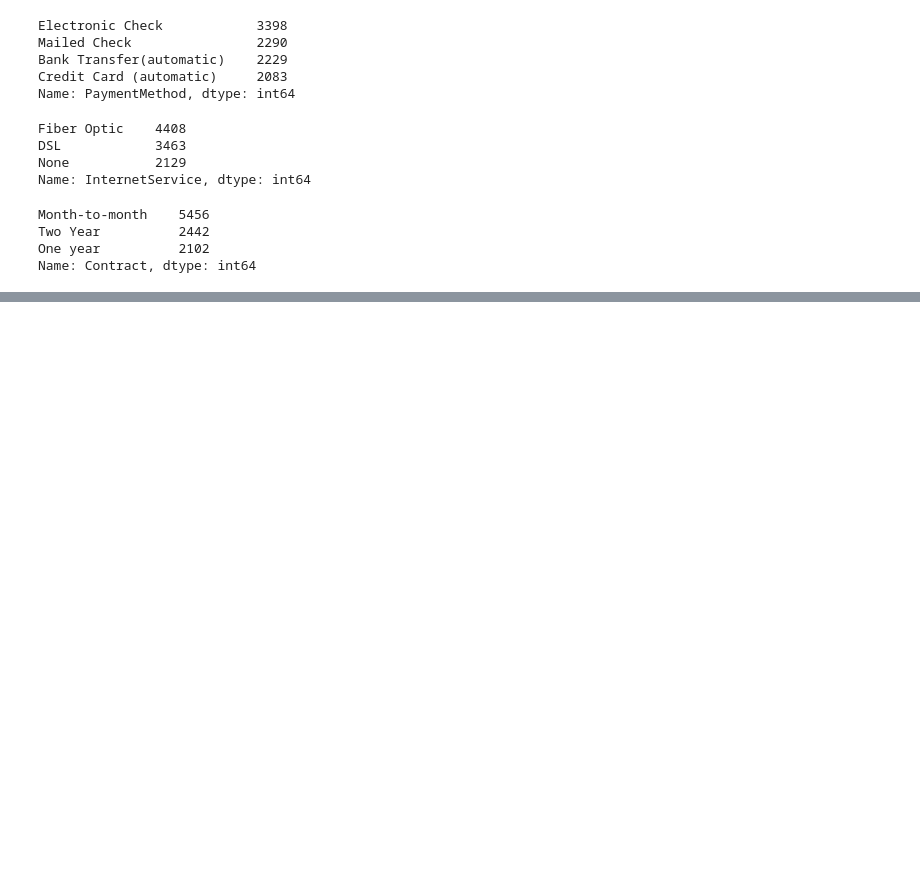
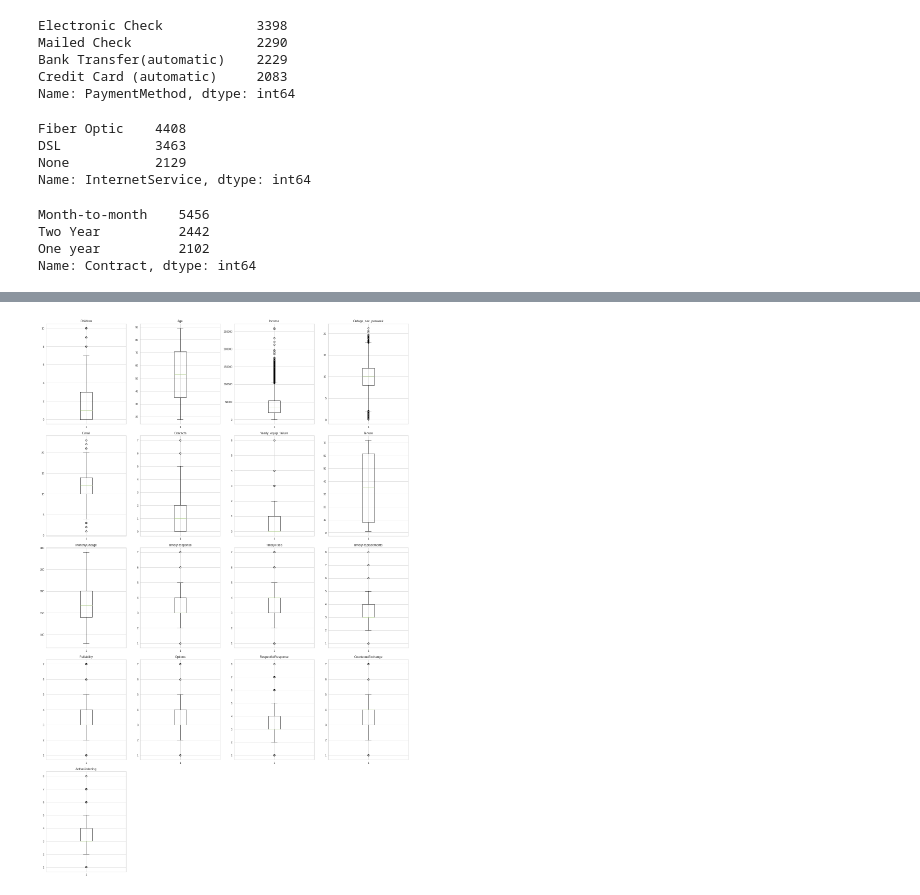
Before and after one commit to cfreeman22/d212_data_mining_2, a Jupyter notebook: D212_kmeans.ipynb, the cells around one changed output, grey strips where cells are left out. Saved outputs shown, nothing was run; the diff lists cells and outputs as text; code cells hidden in the pictures; blank space fills up the shorter version.

```diff
--- a/D212_kmeans.ipynb
+++ b/D212_kmeans.ipynb
@@ -102,7 +132,7 @@ Data columns (total 37 columns):
 dtypes: float64(5), int64(13), object(19)
 memory usage: 2.8+ MB
 # %%
-df.Churn = df.Churn.map({'Yes':1 ,'No':0}).astype('int')
+#df.Churn = df.Churn.map({'Yes':1 ,'No':0}).astype('int')
 # %%
 df.Area.value_counts()
 # %% [output]
@@ -179 +209,5 @@ dtypes: float64(4), int64(14), object(12)
 memory usage: 2.3+ MB
+# %%
+#extracting categorical variables
+cat_vars =  df.select_dtypes(include=['object']).columns.to_list()
+cat_vars
@@ -179,0 +228,2 @@ memory usage: 2.3+ MB
+# %%
+df[cat_vars] = df[cat_vars].stack().map({'Yes':1 ,'No':0}).unstack()
@@ -179,0 +250,6 @@ memory usage: 2.3+ MB
+# %%
+# Extracting numerical variables
+num_vars =[]
+for x in df.columns.to_list():
+  if x not in cat_vars:
+    num_vars.append(x)
@@ -179,0 +276,15 @@ memory usage: 2.3+ MB
+# %%
+
+# Detecting all outliers in case we missed some in exploration
+
+plt.figure(figsize=(20, 30))
+
+for i, variable in enumerate(num_vars):
+    plt.subplot(5, 4, i + 1)
+    plt.boxplot(df[variable], whis=1.5)
+    plt.tight_layout()
+    plt.title(variable)
+
+plt.show()
+# %% [output]
+[figure, added]
```
Also changed, not shown: parts of 6 cells of this notebook.
